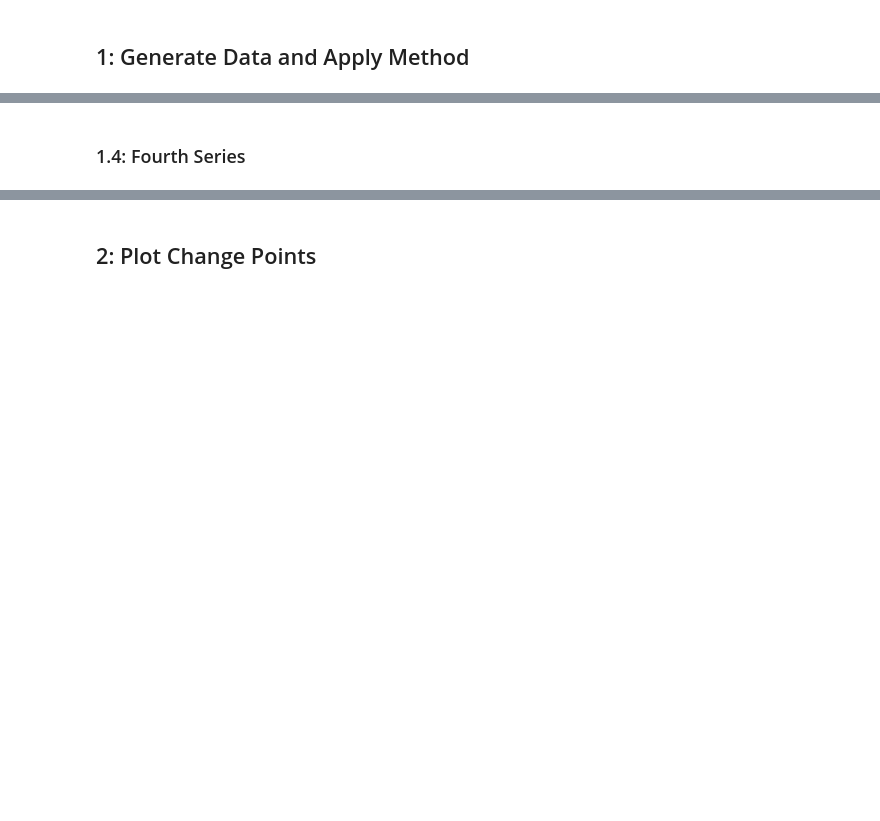
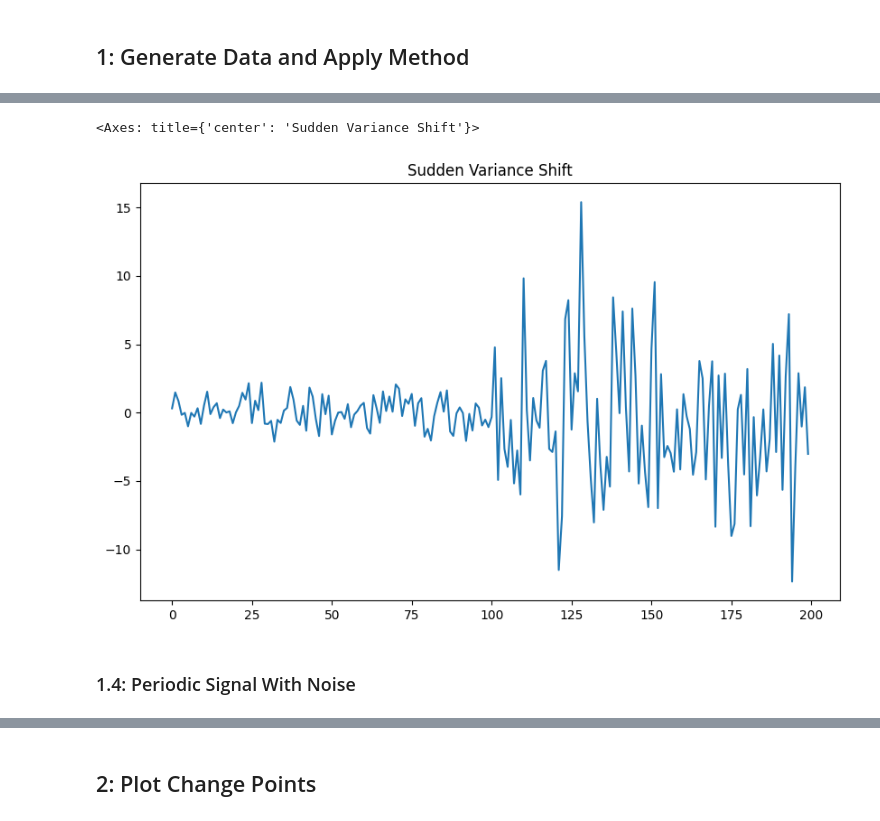
Before and after one commit to coalbert-cisco/change-point-detection, a Jupyter notebook: change-point-detection-tester.ipynb, the cells around one changed output, grey strips where cells are left out. Drawn from its saved outputs; the diff is of its cells as text; code cells hidden in the pictures; blank space fills up the shorter version.

```diff
--- a/change-point-detection-tester.ipynb
+++ b/change-point-detection-tester.ipynb
@@ -23,2 +47,9 @@ from change_point_detection_helper import threshold_finder, detect_change_points
+# %%
+
+
+series3.plot(title=series3.name, figsize=(10, 6))
+# %% [output]
+<Axes: title={'center': 'Sudden Variance Shift'}>
+[figure, added]
 # %% [markdown]
-### 1.4: Fourth Series
+### 1.4: Periodic Signal With Noise
```
Also changed, not shown: parts of 11 cells of this notebook, 1 other file.
